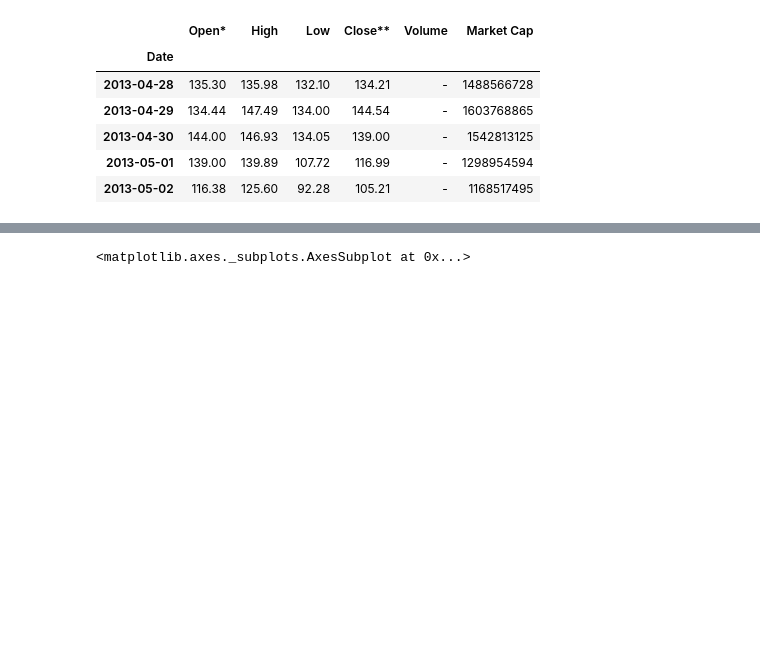
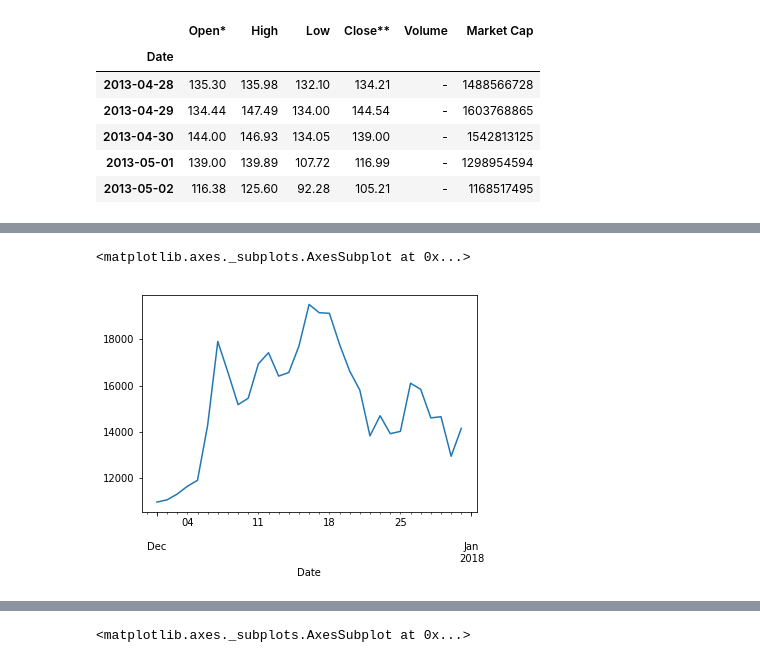
Before and after one commit to tanpv/pandas_tutorial, a Jupyter notebook: 13. Time series solution.ipynb, the cells around one changed output, grey strips where cells are left out. Cells and saved outputs as stored; diff of their text form; code cells hidden in the pictures; blank space fills up the shorter version.

```diff
--- a/13. Time series solution.ipynb
+++ b/13. Time series solution.ipynb
@@ -42,3 +55,8 @@ bc.head()
+# %%
+bc.loc['2017-12']['Close**'].plot()
+# %% [output]
+<matplotlib.axes._subplots.AxesSubplot at 0x...>
+[figure, added]
 # %%
 # slice selection after sort_index()
 bc.loc['2013':'2015','Close**'].plot()
```
Also changed, not shown: parts of 4 cells of this notebook.
